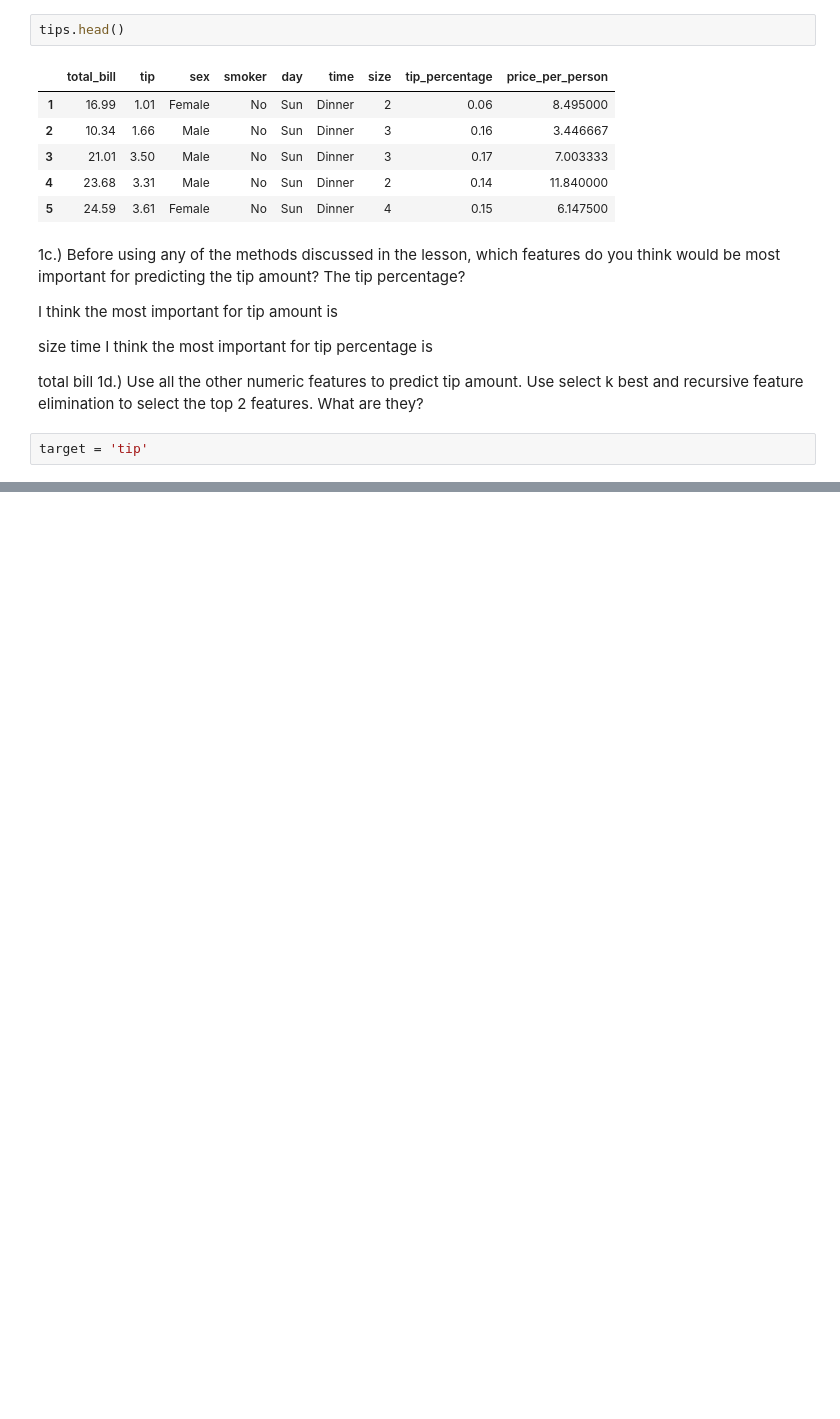
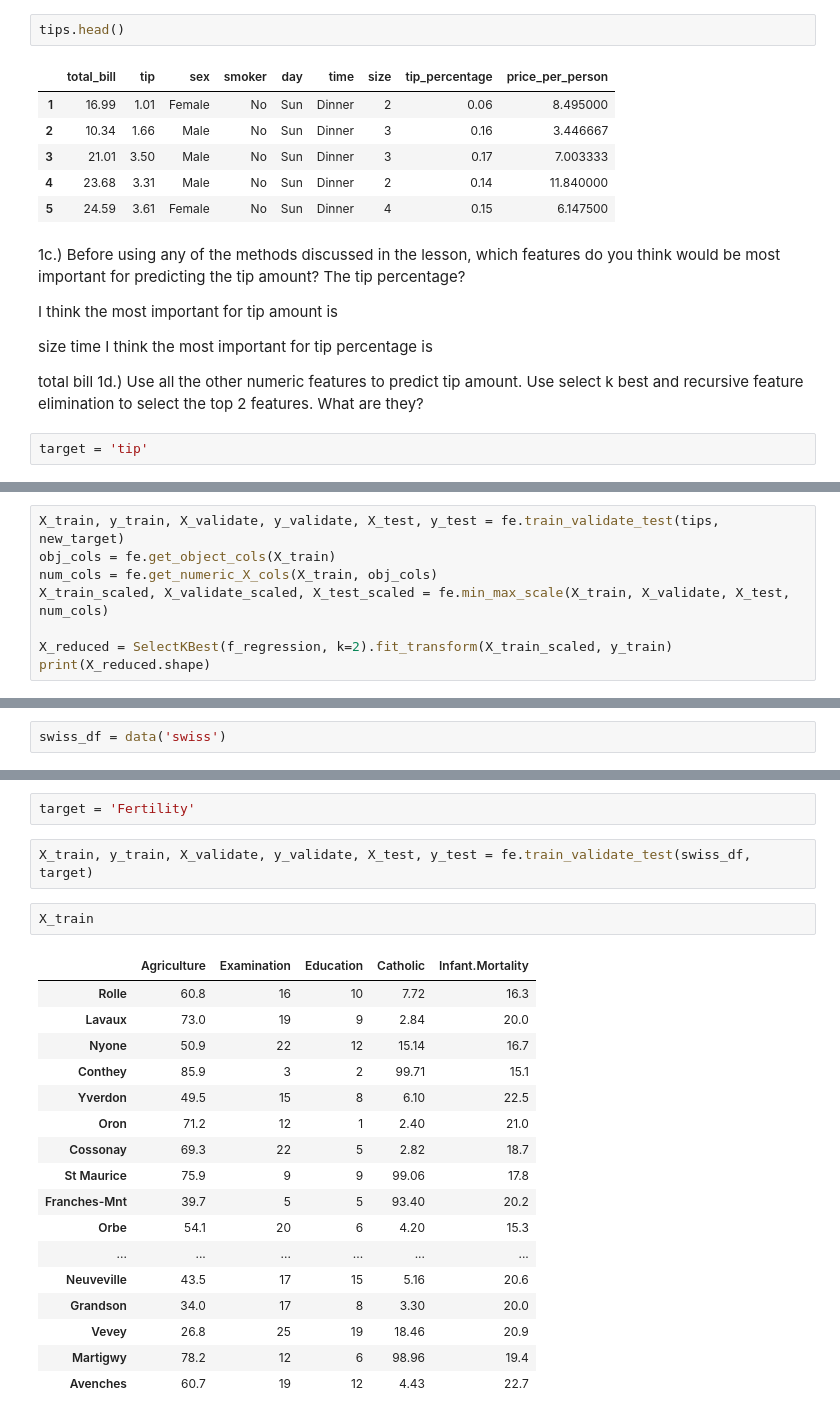
Before and after one commit to chriseverts/regression-exercises-, a Jupyter notebook: feature_engineering.ipynb, the cells around one changed output, grey strips where cells are left out. Saved outputs shown, nothing was run; the diff lists cells and outputs as text; blank space fills up the shorter version.

Commit message:
new data

```diff
--- a/feature_engineering.ipynb
+++ b/feature_engineering.ipynb
@@ -107,0 +178,8 @@ NameError: name 'fe' is not defined
+# %%
+X_train, y_train, X_validate, y_validate, X_test, y_test = fe.train_validate_test(tips, new_target)
+obj_cols = fe.get_object_cols(X_train)
+num_cols = fe.get_numeric_X_cols(X_train, obj_cols)
+X_train_scaled, X_validate_scaled, X_test_scaled = fe.min_max_scale(X_train, X_validate, X_test, num_cols)
+
+X_reduced = SelectKBest(f_regression, k=2).fit_transform(X_train_scaled, y_train)
+print(X_reduced.shape)
@@ -107,0 +268,2 @@ NameError: name 'fe' is not defined
+# %%
+swiss_df = data('swiss')
@@ -107,0 +296,24 @@ NameError: name 'fe' is not defined
+# %%
+target = 'Fertility'
+# %%
+X_train, y_train, X_validate, y_validate, X_test, y_test = fe.train_validate_test(swiss_df, target)
+# %%
+X_train
+# %% [output]
+|  | Agriculture | Examination | Education | Catholic | Infant.Mortality |
+| Rolle | 60.8 | 16 | 10 | 7.72 | 16.3 |
+| Lavaux | 73.0 | 19 | 9 | 2.84 | 20.0 |
+| Nyone | 50.9 | 22 | 12 | 15.14 | 16.7 |
+| Conthey | 85.9 | 3 | 2 | 99.71 | 15.1 |
+| Yverdon | 49.5 | 15 | 8 | 6.10 | 22.5 |
+| Oron | 71.2 | 12 | 1 | 2.40 | 21.0 |
+| Cossonay | 69.3 | 22 | 5 | 2.82 | 18.7 |
+| St Maurice | 75.9 | 9 | 9 | 99.06 | 17.8 |
+| Franches-Mnt | 39.7 | 5 | 5 | 93.40 | 20.2 |
+| Orbe | 54.1 | 20 | 6 | 4.20 | 15.3 |
+| ... | ... | ... | ... | ... | ... |
+| Neuveville | 43.5 | 17 | 15 | 5.16 | 20.6 |
+| Grandson | 34.0 | 17 | 8 | 3.30 | 20.0 |
+| Vevey | 26.8 | 25 | 19 | 18.46 | 20.9 |
+| Martigwy | 78.2 | 12 | 6 | 98.96 | 19.4 |
+| Avenches | 60.7 | 19 | 12 | 4.43 | 22.7 |
```
Also changed, not shown: parts of 40 cells of this notebook, 1 other file.
